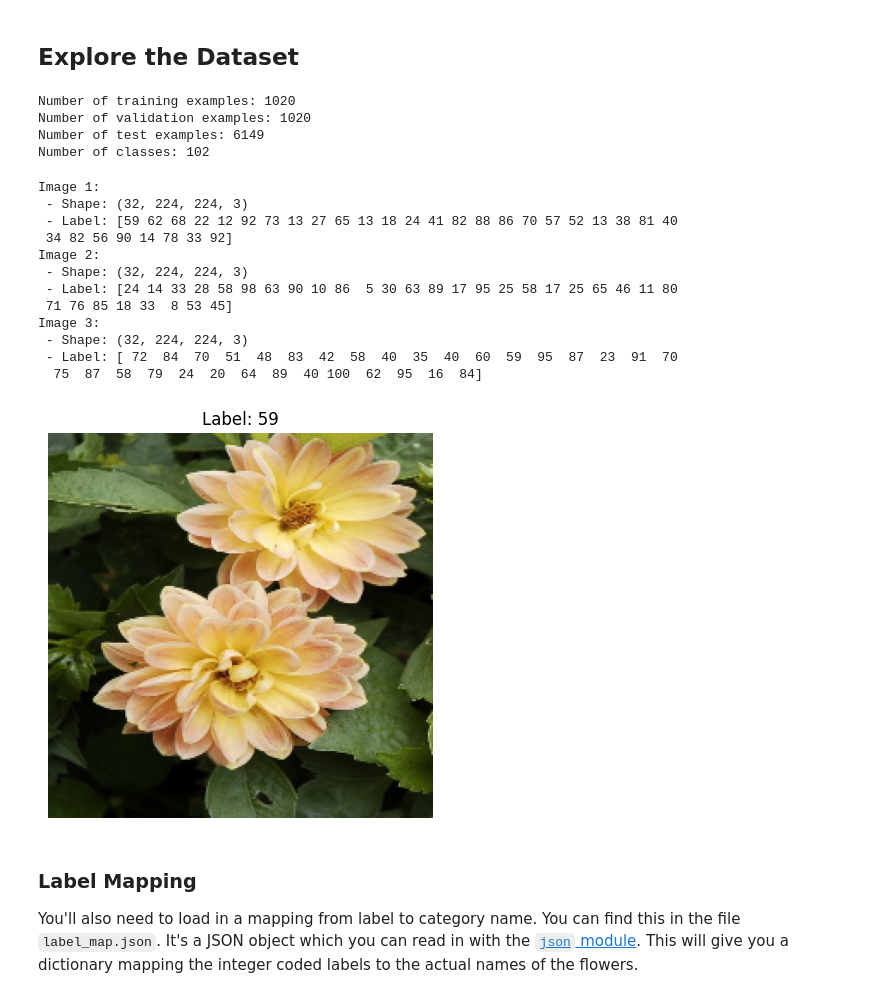
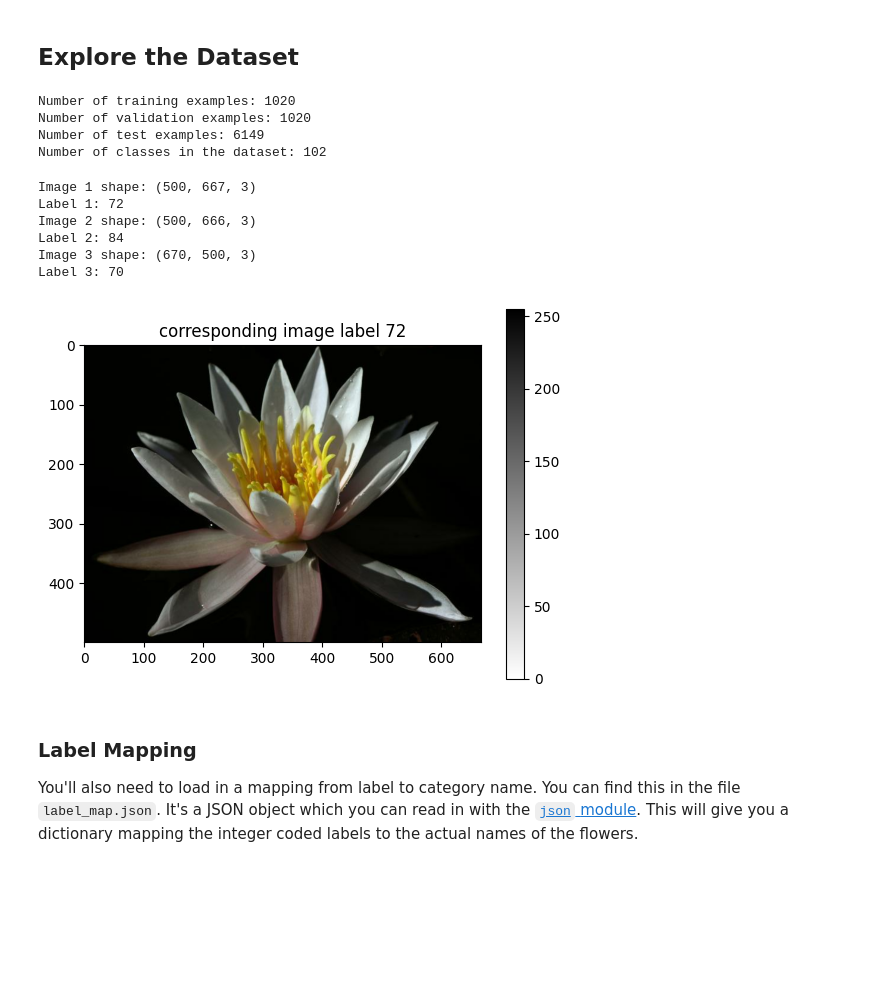
Before and after one commit to bigboy92/fend-matching-game, a Jupyter notebook: Project_Image_Classifier_Project.ipynb, the cells around one changed output. Cells and saved outputs as stored; diff of their text form; code cells hidden in the pictures; blank space fills up the shorter version.

```diff
--- a/Project_Image_Classifier_Project.ipynb
+++ b/Project_Image_Classifier_Project.ipynb
@@ -54,0 +101,10 @@ test_dataset = test_dataset.map(preprocess).batch(32)
+# %%
+# TODO: Load the dataset with TensorFlow Datasets.
+dataset_name = "oxford_flowers102"
+dataset, info = tfds.load(dataset_name, as_supervised=True, with_info=True)
+
+# TODO: Create a training set, a validation set and a test set.
+train_data = dataset['train']
+val_data = dataset['validation']
+test_data  = dataset['test']
+print(info)
@@ -58,59 +132,51 @@ test_dataset = test_dataset.map(preprocess).batch(32)
 # TODO: Get the number of examples in each set from the dataset info.
 
 num_train_examples = info.splits['train'].num_examples
-num_validation_examples = info.splits['validation'].num_examples
+num_val_examples = info.splits['validation'].num_examples
 num_test_examples = info.splits['test'].num_examples
 
-print(f'Number of training examples: {num_train_examples}')
-print(f'Number of validation examples: {num_validation_examples}')
-print(f'Number of test examples: {num_test_examples}')
+print(f"Number of training examples: {num_train_examples}")
+print(f"Number of validation examples: {num_val_examples}")
+print(f"Number of test examples: {num_test_examples}")
+
 
 # TODO: Get the number of classes in the dataset from the dataset info.
 
-num_classes = info.features['label'].num_classes
-
-print(f'Number of classes: {num_classes}')
+num_classes =  info.features['label'].num_classes
+print(f"Number of classes in the dataset: {num_classes}")
 # %% [output]
 Number of training examples: 1020
 Number of validation examples: 1020
 Number of test examples: 6149
-Number of classes: 102
+Number of classes in the dataset: 102
 # %%
 # TODO: Print the shape and corresponding label of 3 images in the training set.
 
-for i, (image, label) in enumerate(train_dataset.take(3)):
-    print(f'Image {i+1}:')
-    print(f' - Shape: {image.shape}')
-    print(f' - Label: {label.numpy()}')
+for idx, (image, label) in enumerate(train_data.take(3)):
+    print(f"Image {idx + 1} shape: {image.shape}")
+    print(f"Label {idx + 1}: {label.numpy()}")
 # %% [output]
-Image 1:
- - Shape: (32, 224, 224, 3)
- - Label: [59 62 68 22 12 92 73 13 27 65 13 18 24 41 82 88 86 70 57 52 13 38 81 40
- 34 82 56 90 14 78 33 92]
-Image 2:
- - Shape: (32, 224, 224, 3)
- - Label: [24 14 33 28 58 98 63 90 10 86  5 30 63 89 17 95 25 58 17 25 65 46 11 80
- 71 76 85 18 33  8 53 45]
-Image 3:
- - Shape: (32, 224, 224, 3)
- - Label: [ 72  84  70  51  48  83  42  58  40  35  40  60  59  95  87  23  91  70
-  75  87  58  79  24  20  64  89  40 100  62  95  16  84]
+Image 1 shape: (500, 667, 3)
+Label 1: 72
+Image 2 shape: (500, 666, 3)
+Label 2: 84
+Image 3 shape: (670, 500, 3)
+Label 3: 70
 # %%
 # TODO: Plot 1 image from the training set. Set the title
 # of the plot to the corresponding image label.
 
-for image, label in train_dataset.take(1):
-
-    image_np = image[0].numpy()
-    label_np = label[0].numpy()
-
-    plt.figure(figsize=(5, 5))
-    plt.imshow(image_np)
-    plt.title(f'Label: {label_np}')
-    plt.axis('off')
-    plt.show()
+for image, label in train_data.take(1):
+    break
+image = image.numpy()
+plt.figure()
+plt.imshow(image, cmap = plt.cm.binary)
+plt.title('corresponding image label {}'.format(label))
+plt.colorbar()
+plt.grid(False)
+plt.show()
 # %% [output]
-[figure, old version]
+[figure, new version]
 # %% [markdown]
 ### Label Mapping
 
```
Also changed, not shown: parts of 28 cells of this notebook.
